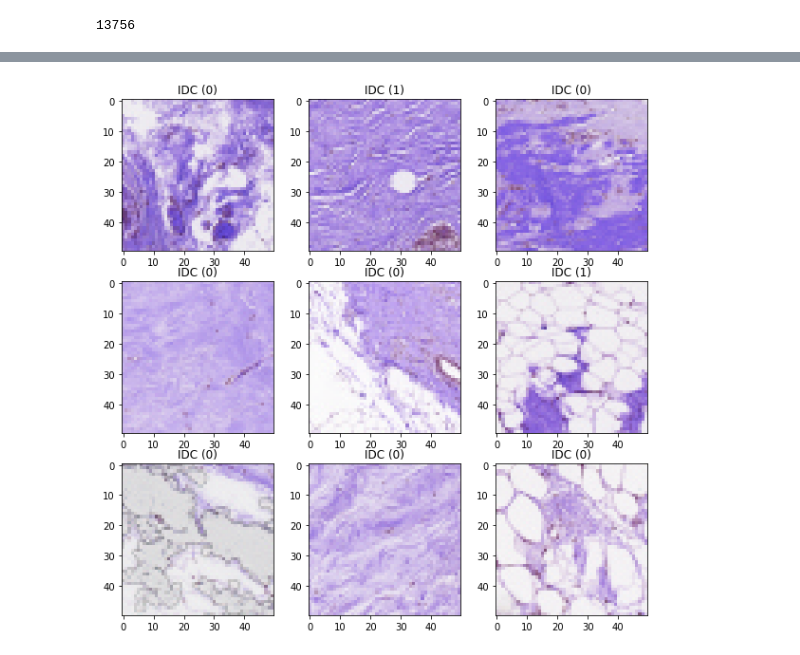
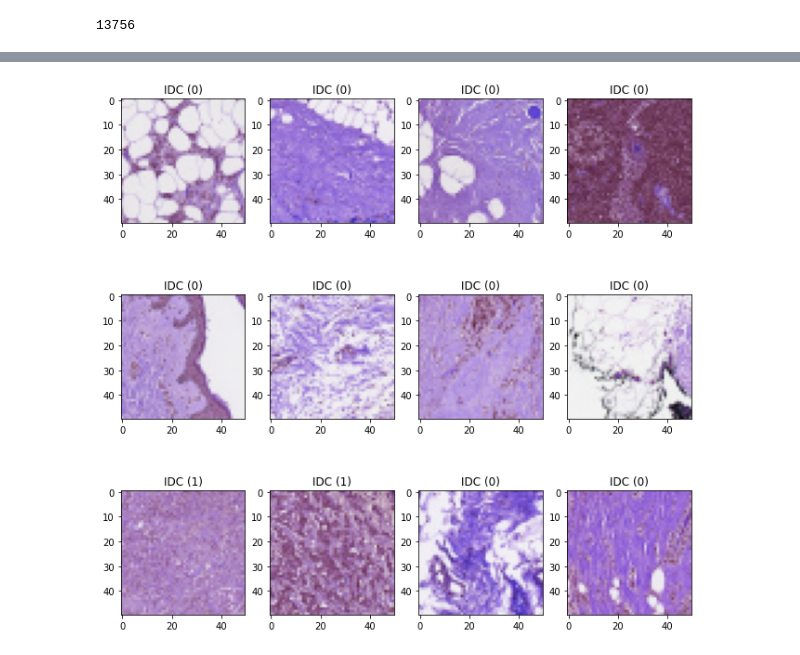
Before and after one commit to qSergio/Intro2ML, a Jupyter notebook: Session5/DeepLearning_CNN_basics.ipynb, the cells around one changed output, grey strips where cells are left out. Cells and saved outputs as stored; diff of their text form; code cells hidden in the pictures.

Commit message:
Updates cancer dataset example

```diff
--- a/Session5/DeepLearning_CNN_basics.ipynb
+++ b/Session5/DeepLearning_CNN_basics.ipynb
@@ -155,7 +155,8 @@ X.shape
 # %%
 X_train, X_test, y_train, y_test = train_test_split(X, y,
-                                                    test_size=0.3,
-                                                    random_state=2021)
+                                                    test_size = 0.3,
+                                                    stratify = y,
+                                                    random_state = 2021)
 y_train = to_categorical(y_train)
 y_test = to_categorical(y_test)
 print(X_train.shape, X_test.shape, y_train.shape, y_test.shape)
@@ -180,13 +238,20 @@ def create_model():
 # %%
 strategy = tf.distribute.get_strategy()
 with strategy.scope():
-    model = create_model()
+    model = transfer_vgg16()
+
 #Training and Testing the CNN
-#epochs determines no of times learning algorithm walks through the dataset
-history = model.fit(
-    X_train, y_train,
-    validation_data=(X_test, y_test),
-    epochs= 12,
-    verbose = 1,
-)
+
+#epochs determines the number of times the learning algorithm iterates over the dataset.
+
+history = model.fit(X_train, y_train,
+                    validation_data=(X_test, y_test),
+                    batch_size=128,
+                    epochs= 20,
+                    verbose = 1,
+                    callbacks=[EarlyStopping(monitor='val_loss',
+                                             patience=4,
+                                             min_delta=0.0001,
+                                             restore_best_weights=True)]
+                   )
 # %% [output]
@@ -282,14 +333,14 @@ weighted avg       0.90      0.91      0.90      5272
 # %%
 plt.figure(figsize= (11,11))
-ind = np.random.randint(0, len(pred), 9)
+ind = np.random.randint(0, len(pred), 12)
 i=0
 #The patient having IDC is represented by IDC 1 ,IDC 0 otherwise.
 for loc in ind:
-    plt.subplot(3,3,i+1)
+    plt.subplot(3,4,i+1)
     plt.xlabel(None)
     plt.title("IDC ({})".format(res[loc]))
 
     plt.imshow(X_test[loc])
     i+=1
 # %% [output]
-[figure, old version]
+[figure, new version]
```
Also changed, not shown: parts of 15 cells of this notebook, 4 other files.
